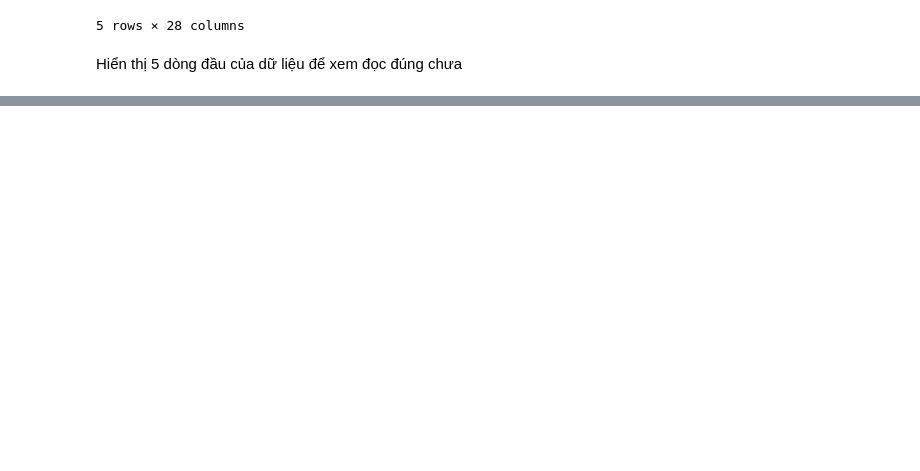
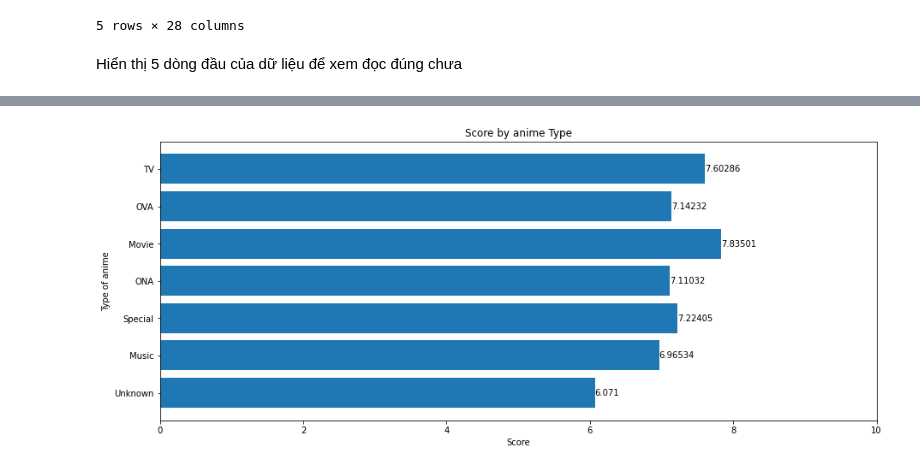
Before and after one commit to HuyHCMUS/DoAn_TH_LTKHDL, a Jupyter notebook: Tuyet_cau_hoi.ipynb, the cells around one changed output, grey strips where cells are left out. Drawn from its saved outputs; the diff is of its cells as text; code cells hidden in the pictures; blank space fills up the shorter version.

```diff
--- a/Tuyet_cau_hoi.ipynb
+++ b/Tuyet_cau_hoi.ipynb
@@ -86,0 +57,5 @@ memory usage: 4.6+ MB
+# %%
+ratings_by_type = data_df.groupby('Type').apply(lambda x: weighted_avg(x, 'Score', 'Scored_Users')).rename('Score').reset_index()
+draw_barh_chart(ratings_by_type, 'Type', 'Score', "Score by anime Type", "Score", "Type of anime", (0, 10))
+# %% [output]
+[figure, added]
```
Also changed, not shown: parts of 18 cells of this notebook, 1 other file.
